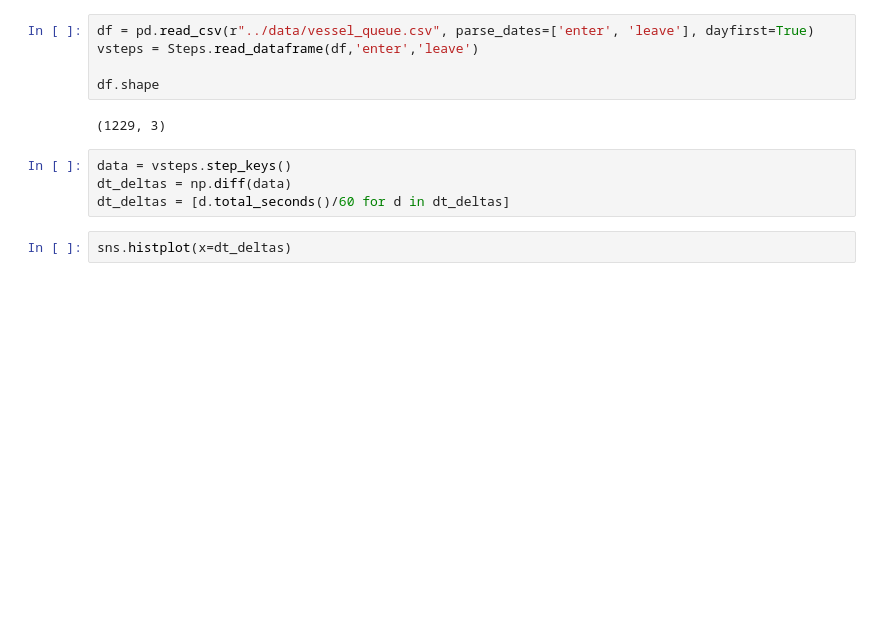
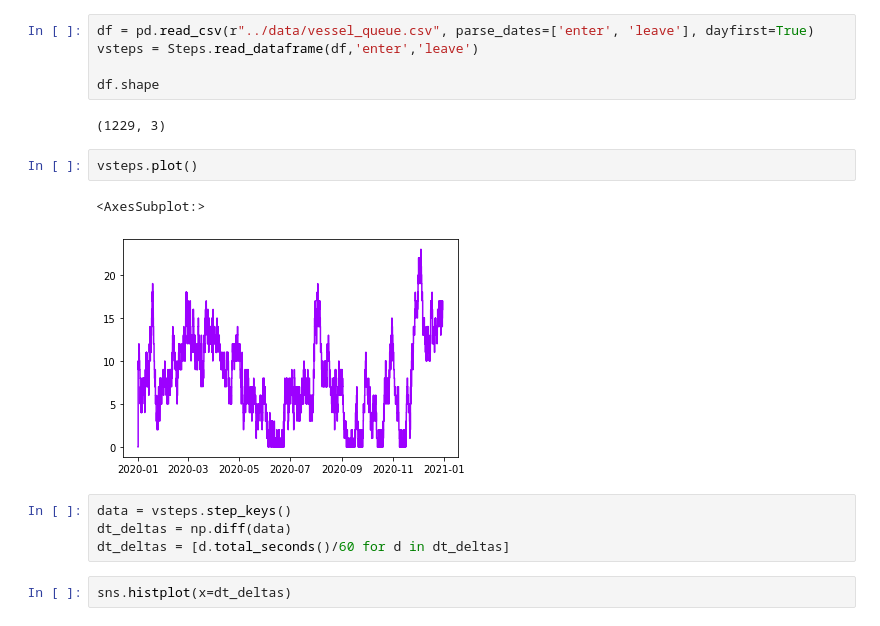
Before and after one commit to probability/topicmodelunderstanding, a Jupyter notebook: Notebooks/Time Delta.ipynb, the cells around one changed output. Saved outputs shown, nothing was run; the diff lists cells and outputs as text; blank space fills up the shorter version.

```diff
--- a/Notebooks/Time Delta.ipynb
+++ b/Notebooks/Time Delta.ipynb
@@ -8,6 +8,11 @@ vsteps = Steps.read_dataframe(df,'enter','leave')
 df.shape
 # %% [output]
 (1229, 3)
+# %%
+vsteps.plot()
+# %% [output]
+<AxesSubplot:>
+[figure, added]
 # %%
 data = vsteps.step_keys()
 dt_deltas = np.diff(data)
```
Also changed, not shown: parts of 1 cell of this notebook, 7 other files.
